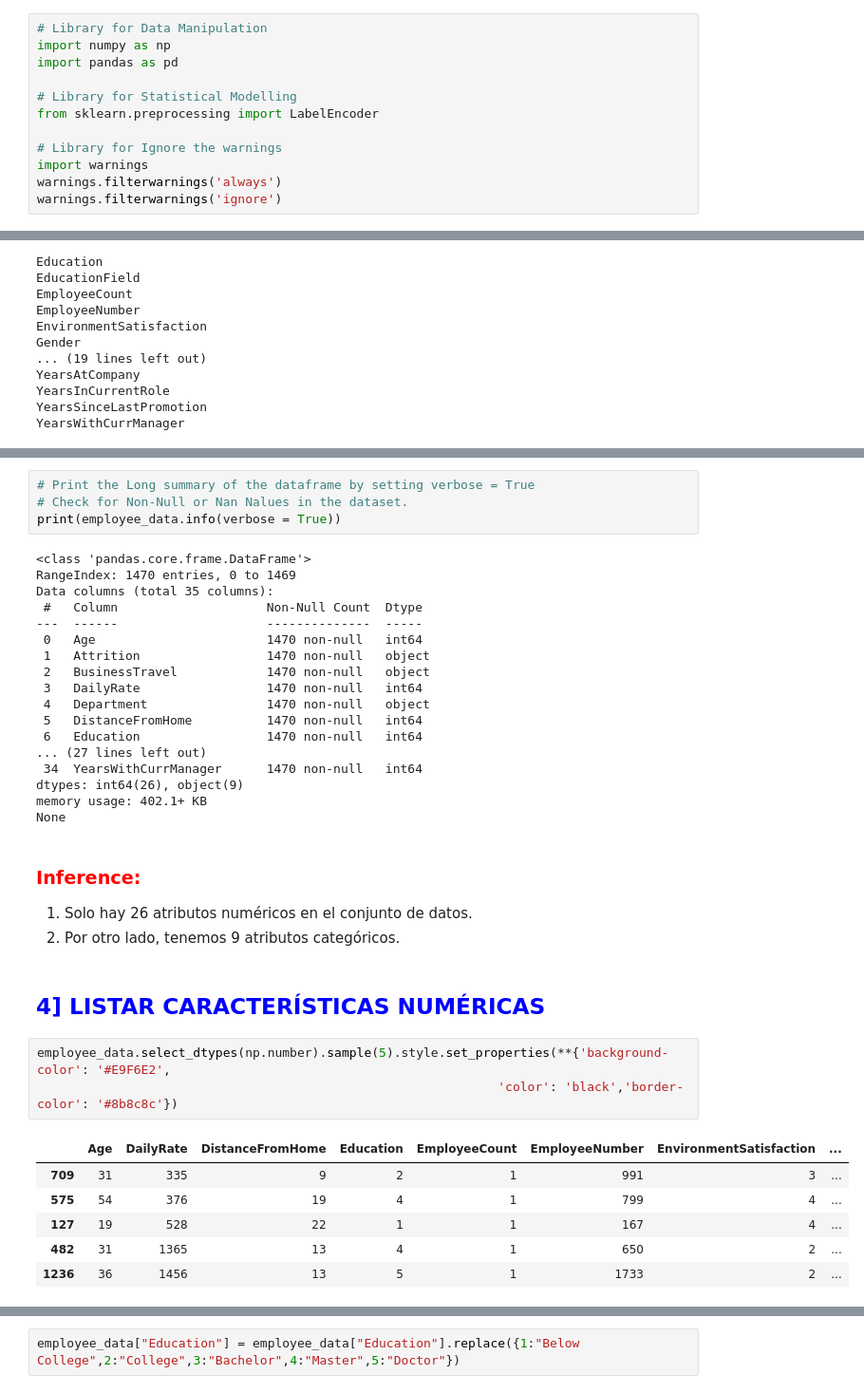
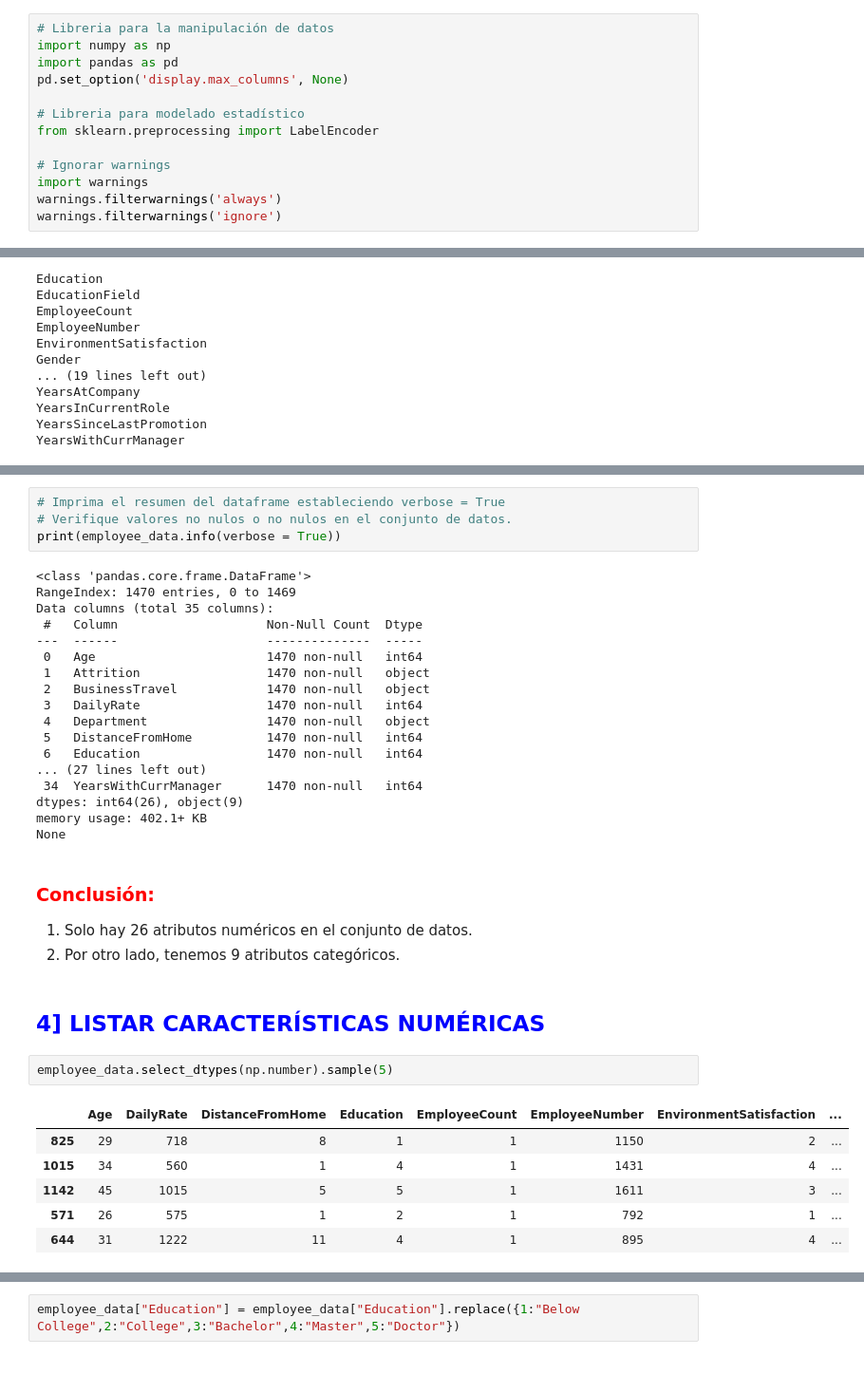
Before and after one commit to surcodev/IBM-Analytics-Employee, a Jupyter notebook: CODE/File-1-Data-Preperation.ipynb, the cells around one changed output, grey strips where cells are left out. Shown: that part at 95% size. Cells and saved outputs as stored; diff of their text form.

```diff
--- a/CODE/File-1-Data-Preperation.ipynb
+++ b/CODE/File-1-Data-Preperation.ipynb
@@ -24,14 +64,15 @@
     <h2 style="font-weight: bold;">IMPORTACIÓN DE MÓDULOS</h2>
 </div>
 # %%
-# Library for Data Manipulation
+# Libreria para la manipulación de datos
 import numpy as np
 import pandas as pd
+pd.set_option('display.max_columns', None)
 
-# Library for Statistical Modelling
+# Libreria para modelado estadístico
 from sklearn.preprocessing import LabelEncoder
 
-# Library for Ignore the warnings
+# Ignorar warnings
 import warnings
 warnings.filterwarnings('always')
 warnings.filterwarnings('ignore')
@@ -108,6 +147,6 @@ YearsWithCurrManager
 # %%
-# Print the Long summary of the dataframe by setting verbose = True
-# Check for Non-Null or Nan Nalues in the dataset.
+# Imprima el resumen del dataframe estableciendo verbose = True
+# Verifique valores no nulos o no nulos en el conjunto de datos.
 print(employee_data.info(verbose = True))
 # %% [output]
 <class 'pandas.core.frame.DataFrame'>
@@ -128,20 +167,19 @@ dtypes: int64(26), object(9)
 memory usage: 402.1+ KB
 None
 # %% [markdown]
-### <font color=red>Inference:</font>
+### <font color=red>Conclusión:</font>
 
 1. Solo hay 26 atributos numéricos en el conjunto de datos.
 2. Por otro lado, tenemos 9 atributos categóricos.
 # %% [markdown]
 ## <span style='color:blue'> 4] LISTAR CARACTERÍSTICAS NUMÉRICAS </span>
 # %%
-employee_data.select_dtypes(np.number).sample(5).style.set_properties(**{'background-color': '#E9F6E2',
-                                                              'color': 'black','border-color': '#8b8c8c'})
+employee_data.select_dtypes(np.number).sample(5)
 # %% [output]
 |  | Age | DailyRate | DistanceFromHome | Education | EmployeeCount | EmployeeNumber | EnvironmentSatisfaction | ... |
-| 709 | 31 | 335 | 9 | 2 | 1 | 991 | 3 | ... |
-| 575 | 54 | 376 | 19 | 4 | 1 | 799 | 4 | ... |
-| 127 | 19 | 528 | 22 | 1 | 1 | 167 | 4 | ... |
-| 482 | 31 | 1365 | 13 | 4 | 1 | 650 | 2 | ... |
-| 1236 | 36 | 1456 | 13 | 5 | 1 | 1733 | 2 | ... |
+| 825 | 29 | 718 | 8 | 1 | 1 | 1150 | 2 | ... |
+| 1015 | 34 | 560 | 1 | 4 | 1 | 1431 | 4 | ... |
+| 1142 | 45 | 1015 | 5 | 5 | 1 | 1611 | 3 | ... |
+| 571 | 26 | 575 | 1 | 2 | 1 | 792 | 1 | ... |
+| 644 | 31 | 1222 | 11 | 4 | 1 | 895 | 4 | ... |
 # %% [markdown]
```
Also changed, not shown: parts of 29 cells of this notebook, 4 other files.
